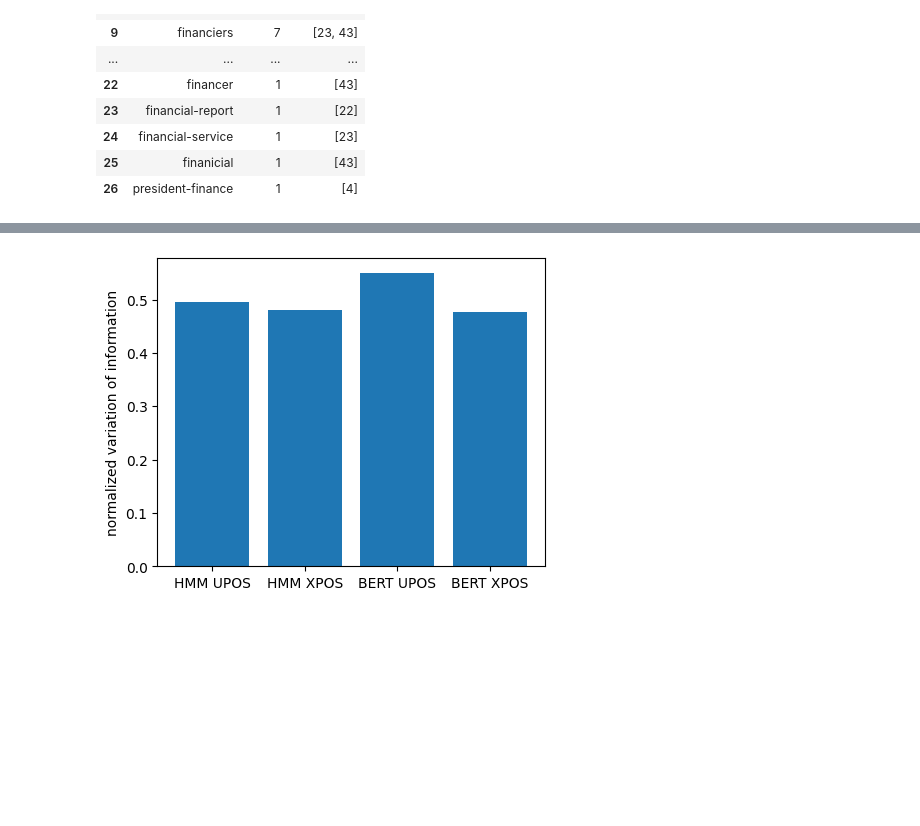
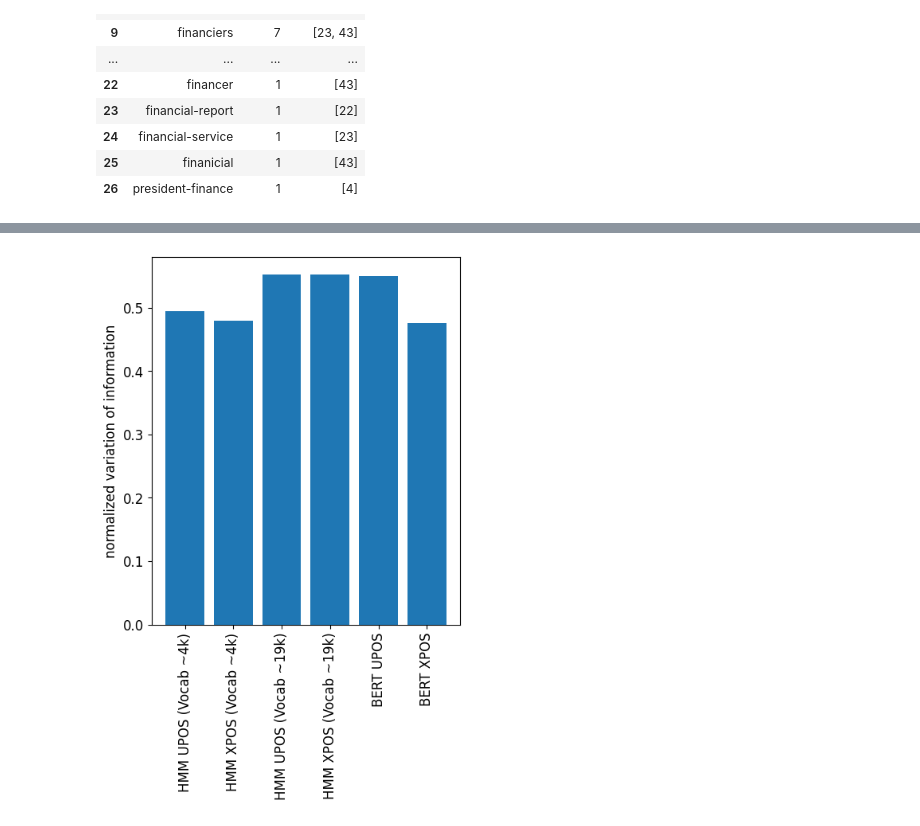
Before and after one commit to WCSin01/nlp_assignment3, a Jupyter notebook: eval_plt.ipynb, the cells around one changed output, grey strips where cells are left out. Saved outputs shown, nothing was run; the diff lists cells and outputs as text; code cells hidden in the pictures; blank space fills up the shorter version.

```diff
--- a/eval_plt.ipynb
+++ b/eval_plt.ipynb
@@ -314,12 +316,13 @@ plt.show()
 # %%
-labels = ["HMM UPOS", "HMM XPOS", "BERT UPOS", "BERT XPOS"]
-values = [0.494550570764549, 0.4799344963338071, 0.5499590063571296, 0.4761732308055556]
+labels = ["HMM UPOS (Vocab ~4k)", "HMM XPOS (Vocab ~4k)", "HMM UPOS (Vocab ~19k)", "HMM XPOS (Vocab ~19k)", "BERT UPOS", "BERT XPOS"]
+values = [0.494550570764549, 0.4799344963338071, 0.5527915087082714, 0.5527915087082714, 0.5499590063571296, 0.4761732308055556]
 fig, ax = plt.subplots()
 ax.bar(labels, values, label=labels)
 ax.set_ylabel("normalized variation of information")
-fig.set_size_inches(5, 4)
+plt.xticks(rotation=90)
+fig.set_size_inches(5, 6)
 plt.show()
 # %% [output]
-[figure, old version]
+[figure, new version]
 # %%
 fig, ax = plt.subplots()
```
Also changed, not shown: parts of 4 cells of this notebook, 3 other files.
